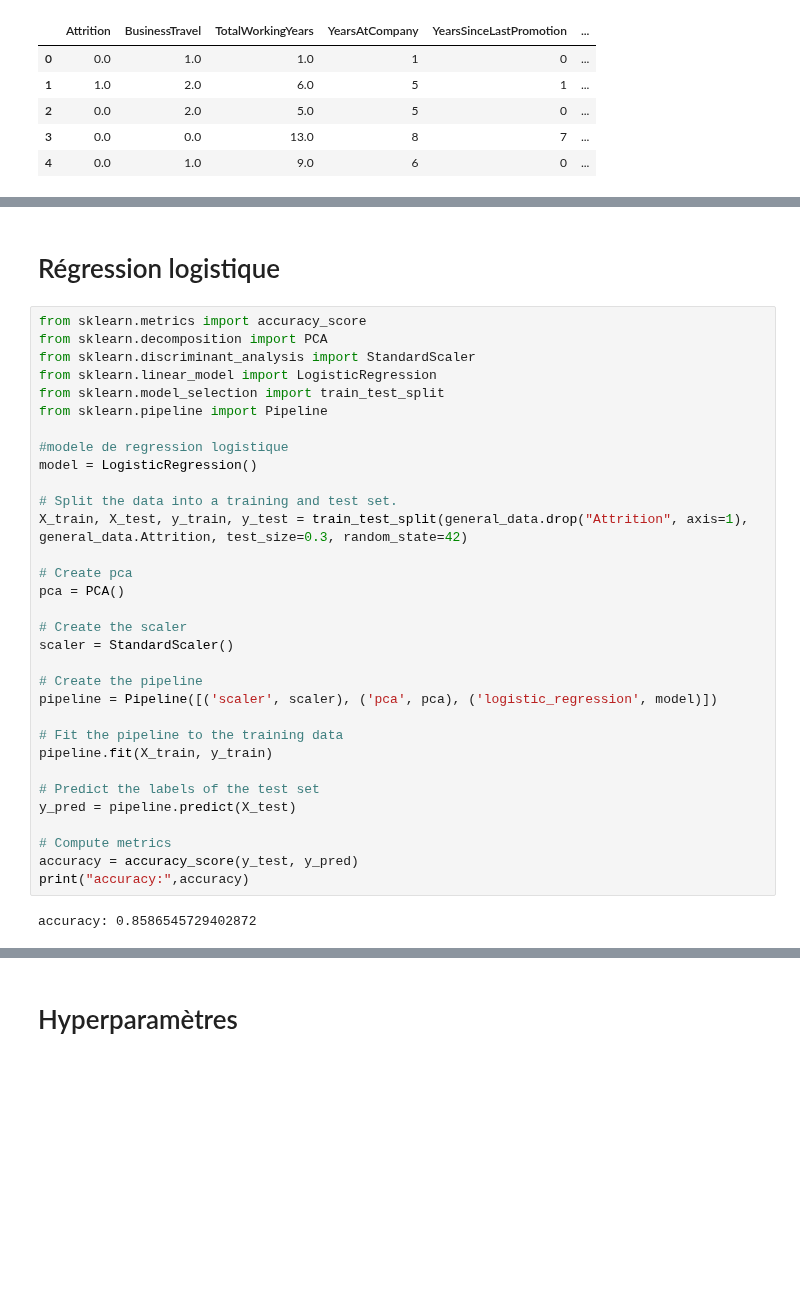
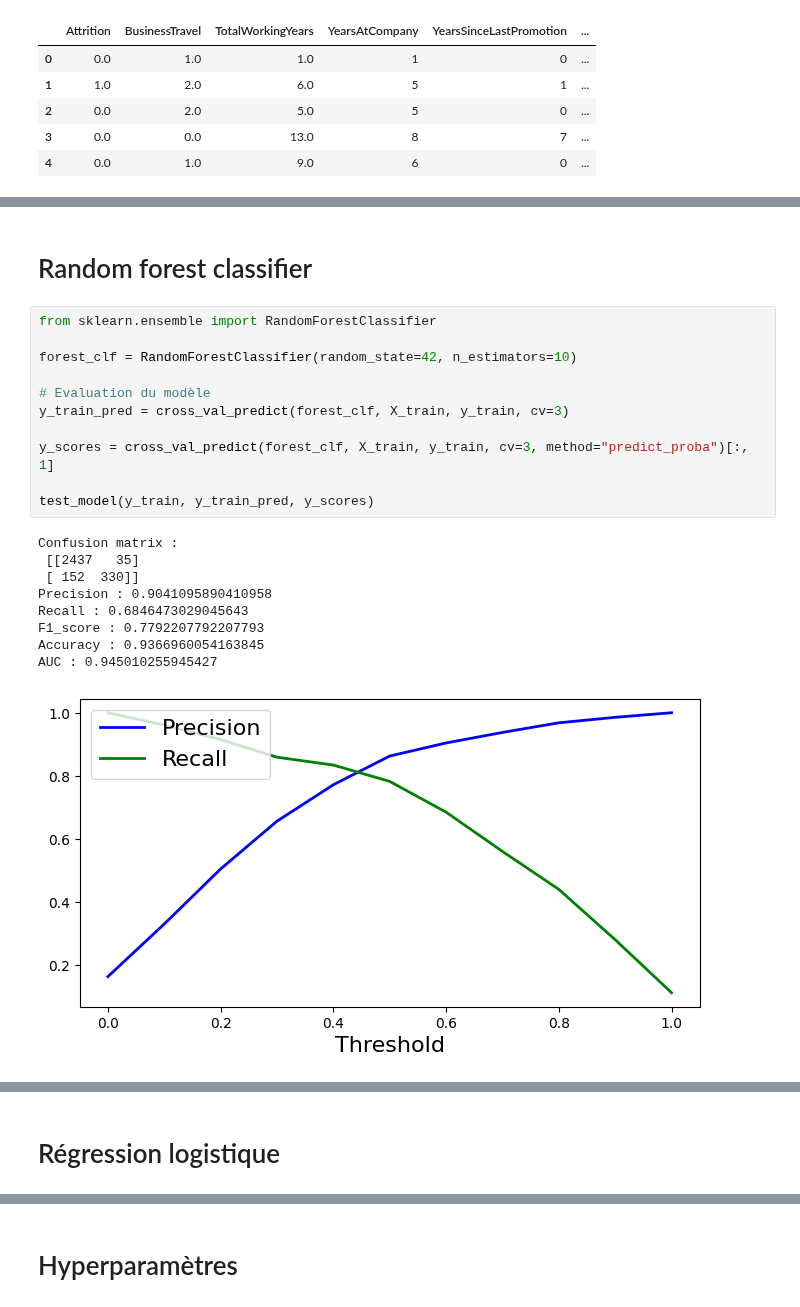
Before and after one commit to IA-G3/Projet-IA, a Jupyter notebook: modeles.ipynb, the cells around one changed output, grey strips where cells are left out. Cells and saved outputs as stored; diff of their text form; blank space fills up the shorter version.

```diff
--- a/modeles.ipynb
+++ b/modeles.ipynb
@@ -16,0 +90,23 @@ general_data.head()
+# %% [markdown]
+# Random forest classifier
+# %%
+from sklearn.ensemble import RandomForestClassifier
+
+forest_clf = RandomForestClassifier(random_state=42, n_estimators=10)
+
+# Evaluation du modèle
+y_train_pred = cross_val_predict(forest_clf, X_train, y_train, cv=3)
+
+y_scores = cross_val_predict(forest_clf, X_train, y_train, cv=3, method="predict_proba")[:, 1]
+
+test_model(y_train, y_train_pred, y_scores)
+# %% [output]
+Confusion matrix :
+ [[2437   35]
+ [ 152  330]]
+Precision : 0.9041095890410958
+Recall : 0.6846473029045643
+F1_score : 0.7792207792207793
+Accuracy : 0.9366960054163845
+AUC : 0.945010255945427
+[figure, added]
@@ -17,36 +114,2 @@ general_data.head()
 # %% [markdown]
 # Régression logistique
-# %%
-from sklearn.metrics import accuracy_score
-from sklearn.decomposition import PCA
-from sklearn.discriminant_analysis import StandardScaler
-from sklearn.linear_model import LogisticRegression
-from sklearn.model_selection import train_test_split
-from sklearn.pipeline import Pipeline
-
-#modele de regression logistique
-model = LogisticRegression()
-
-# Split the data into a training and test set.
-X_train, X_test, y_train, y_test = train_test_split(general_data.drop("Attrition", axis=1), general_data.Attrition, test_size=0.3, random_state=42)
-
-# Create pca
-pca = PCA()
-
-# Create the scaler
-scaler = StandardScaler()
-
-# Create the pipeline
-pipeline = Pipeline([('scaler', scaler), ('pca', pca), ('logistic_regression', model)])
-
-# Fit the pipeline to the training data
-pipeline.fit(X_train, y_train)
-
-# Predict the labels of the test set
-y_pred = pipeline.predict(X_test)
-
-# Compute metrics
-accuracy = accuracy_score(y_test, y_pred)
-print("accuracy:",accuracy)
-# %% [output]
-accuracy: 0.8586545729402872
```
Also changed, not shown: parts of 20 cells of this notebook.
